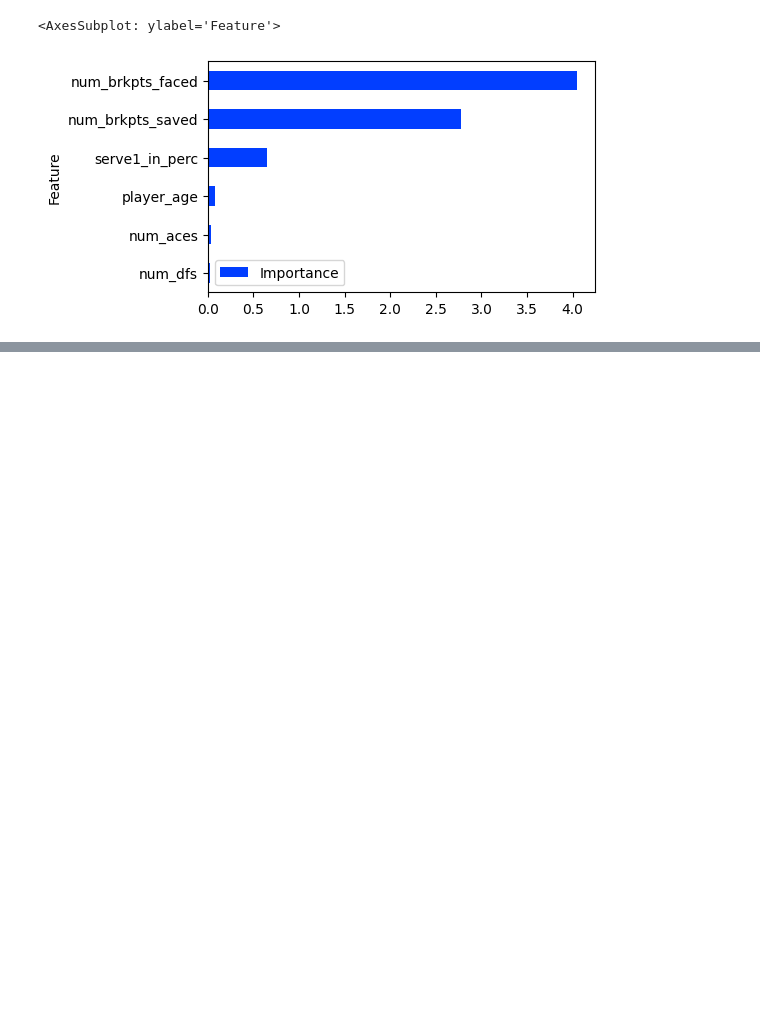
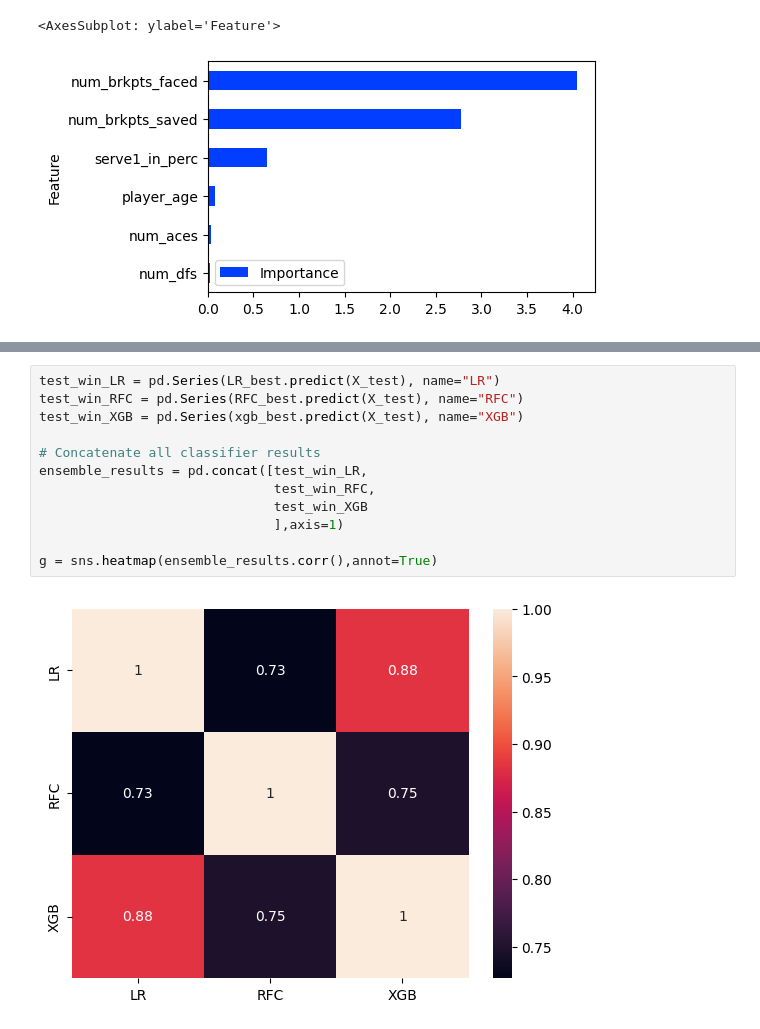
Before and after one commit to statzenthusiast921/ATP_Analysis, a Jupyter notebook: main/notebooks/ATP EDA 10.14.23.ipynb, the cells around one changed output, grey strips where cells are left out. Drawn from its saved outputs; the diff is of its cells as text; blank space fills up the shorter version.

```diff
--- a/main/notebooks/ATP EDA 10.14.23.ipynb
+++ b/main/notebooks/ATP EDA 10.14.23.ipynb
@@ -1000,0 +1202,14 @@ feature_importance.plot(x='Feature', y='Importance', kind='barh', figsize=(5, 3)
+# %%
+test_win_LR = pd.Series(LR_best.predict(X_test), name="LR")
+test_win_RFC = pd.Series(RFC_best.predict(X_test), name="RFC")
+test_win_XGB = pd.Series(xgb_best.predict(X_test), name="XGB")
+
+# Concatenate all classifier results
+ensemble_results = pd.concat([test_win_LR,
+                              test_win_RFC,
+                              test_win_XGB
+                              ],axis=1)
+
+g = sns.heatmap(ensemble_results.corr(),annot=True)
+# %% [output]
+[figure, added]
```
Also changed, not shown: parts of 23 cells of this notebook.
